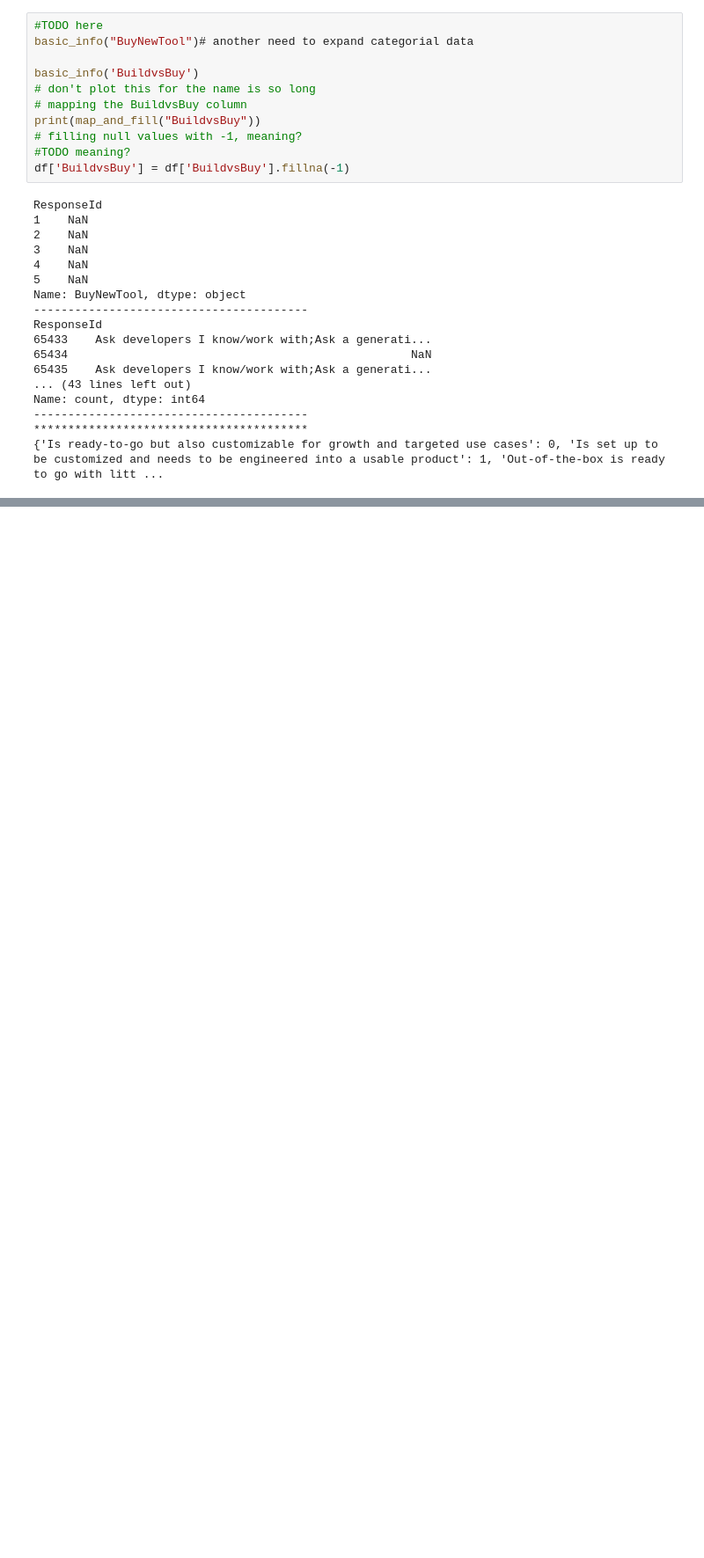
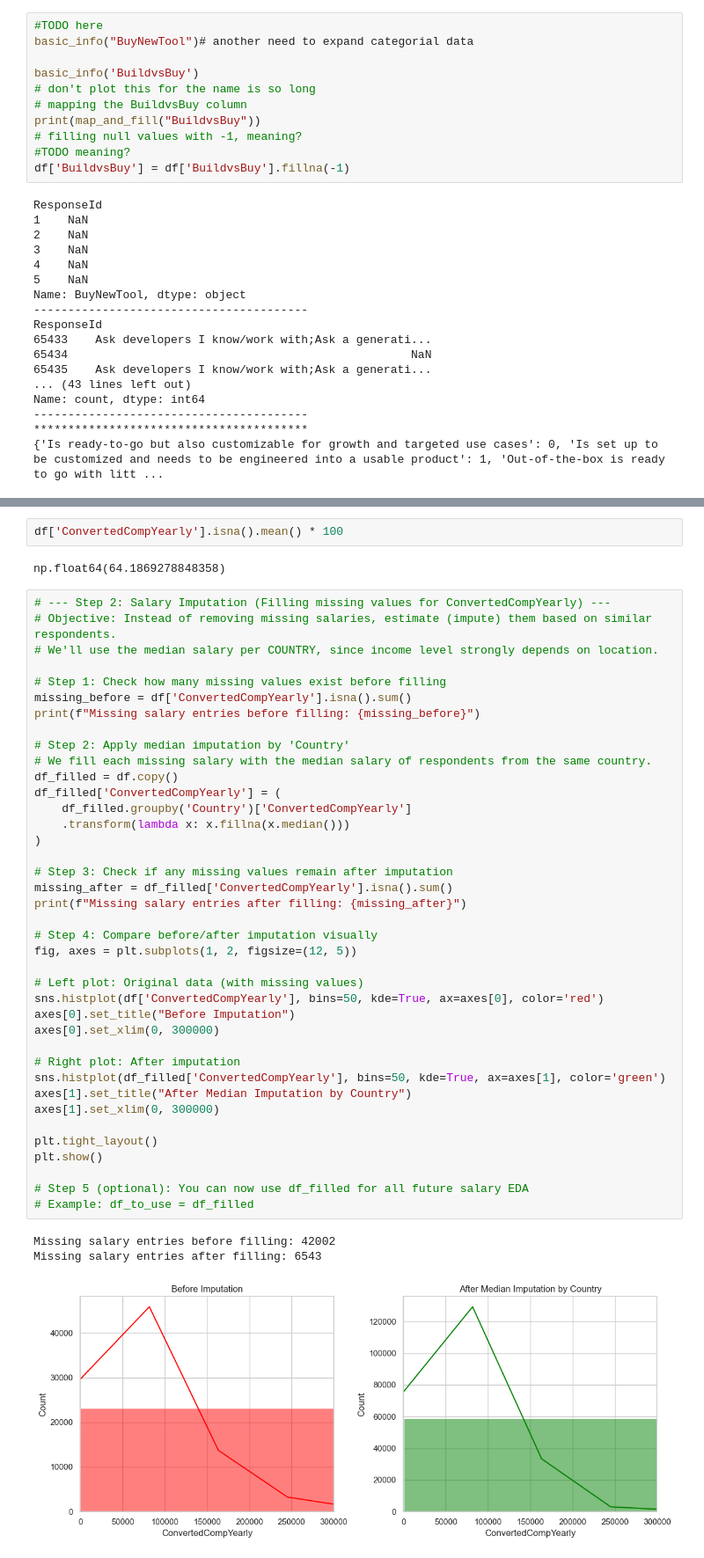
Before and after one commit to krsoy/AAU_Projects, a Jupyter notebook: m1_exam_oral.ipynb, the cells around one changed output, grey strips where cells are left out. Shown at 88% size. Cells and saved outputs as stored; diff of their text form; blank space fills up the shorter version.

```diff
--- a/m1_exam_oral.ipynb
+++ b/m1_exam_oral.ipynb
@@ -471,0 +558,47 @@ print(salary_cols)
+# %%
+df['ConvertedCompYearly'].isna().mean() * 100
+# %% [output]
+np.float64(64.1869278848358)
+# %%
+# --- Step 2: Salary Imputation (Filling missing values for ConvertedCompYearly) ---
+# Objective: Instead of removing missing salaries, estimate (impute) them based on similar respondents.
+# We'll use the median salary per COUNTRY, since income level strongly depends on location.
+
+# Step 1: Check how many missing values exist before filling
+missing_before = df['ConvertedCompYearly'].isna().sum()
+print(f"Missing salary entries before filling: {missing_before}")
+
+# Step 2: Apply median imputation by 'Country'
+# We fill each missing salary with the median salary of respondents from the same country.
+df_filled = df.copy()
+df_filled['ConvertedCompYearly'] = (
+    df_filled.groupby('Country')['ConvertedCompYearly']
+    .transform(lambda x: x.fillna(x.median()))
+)
+
+# Step 3: Check if any missing values remain after imputation
+missing_after = df_filled['ConvertedCompYearly'].isna().sum()
+print(f"Missing salary entries after filling: {missing_after}")
+
+# Step 4: Compare before/after imputation visually
+fig, axes = plt.subplots(1, 2, figsize=(12, 5))
+
+# Left plot: Original data (with missing values)
+sns.histplot(df['ConvertedCompYearly'], bins=50, kde=True, ax=axes[0], color='red')
+axes[0].set_title("Before Imputation")
+axes[0].set_xlim(0, 300000)
+
+# Right plot: After imputation
+sns.histplot(df_filled['ConvertedCompYearly'], bins=50, kde=True, ax=axes[1], color='green')
+axes[1].set_title("After Median Imputation by Country")
+axes[1].set_xlim(0, 300000)
+
+plt.tight_layout()
+plt.show()
+
+# Step 5 (optional): You can now use df_filled for all future salary EDA
+# Example: df_to_use = df_filled
+# %% [output]
+Missing salary entries before filling: 42002
+Missing salary entries after filling: 6543
+[figure, added]
```
Also changed, not shown: parts of 17 cells of this notebook.
